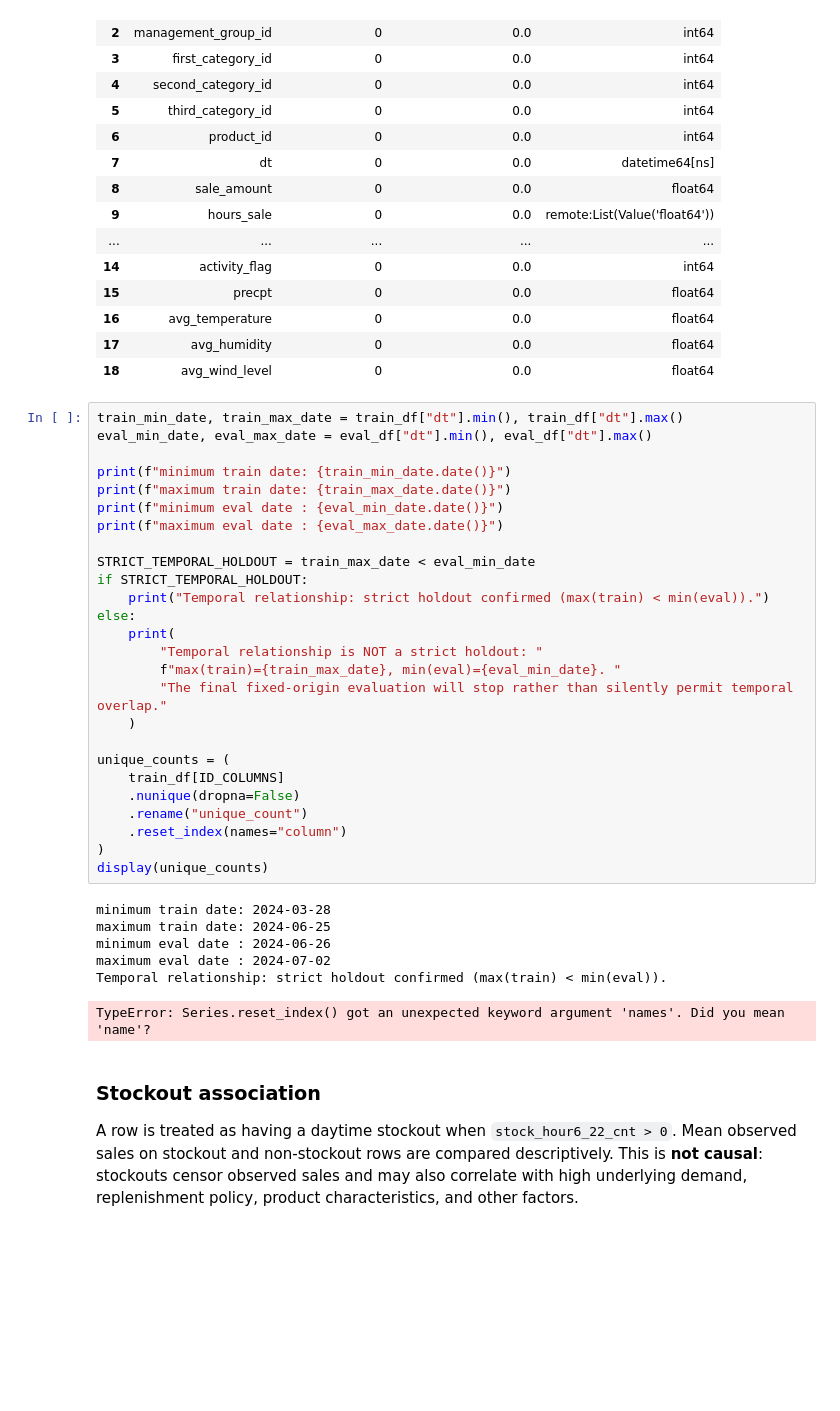
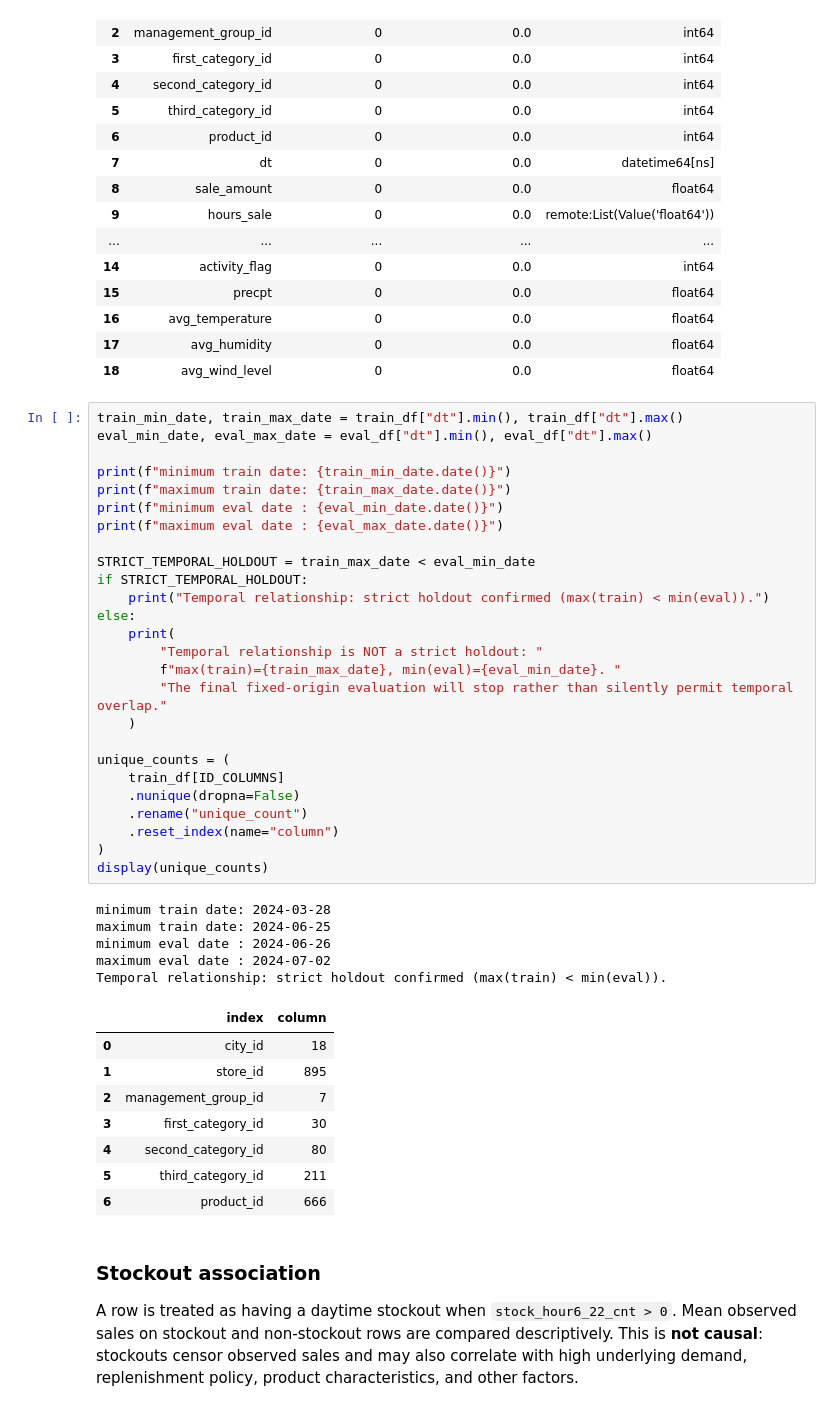
Before and after one commit to waqaszahoor2/DemandPulse, a Jupyter notebook: notebooks/executed/01_data_and_forecasting.ipynb, the cells around one changed output. Cells and saved outputs as stored; diff of their text form; blank space fills up the shorter version.

```diff
--- a/notebooks/executed/01_data_and_forecasting.ipynb
+++ b/notebooks/executed/01_data_and_forecasting.ipynb
@@ -458,35 +467,42 @@ Eval missingness
 train_min_date, train_max_date = train_df["dt"].min(), train_df["dt"].max()
 eval_min_date, eval_max_date = eval_df["dt"].min(), eval_df["dt"].max()
 
 print(f"minimum train date: {train_min_date.date()}")
 print(f"maximum train date: {train_max_date.date()}")
 print(f"minimum eval date : {eval_min_date.date()}")
 print(f"maximum eval date : {eval_max_date.date()}")
 
 STRICT_TEMPORAL_HOLDOUT = train_max_date < eval_min_date
 if STRICT_TEMPORAL_HOLDOUT:
     print("Temporal relationship: strict holdout confirmed (max(train) < min(eval)).")
 else:
     print(
         "Temporal relationship is NOT a strict holdout: "
         f"max(train)={train_max_date}, min(eval)={eval_min_date}. "
         "The final fixed-origin evaluation will stop rather than silently permit temporal overlap."
     )
 
 unique_counts = (
     train_df[ID_COLUMNS]
     .nunique(dropna=False)
     .rename("unique_count")
-    .reset_index(names="column")
+    .reset_index(name="column")
 )
 display(unique_counts)
 # %% [output]
 minimum train date: 2024-03-28
 maximum train date: 2024-06-25
 minimum eval date : 2024-06-26
 maximum eval date : 2024-07-02
 Temporal relationship: strict holdout confirmed (max(train) < min(eval)).
-TypeError: Series.reset_index() got an unexpected keyword argument 'names'. Did you mean 'name'?
+|  | index | column |
+| 0 | city_id | 18 |
+| 1 | store_id | 895 |
+| 2 | management_group_id | 7 |
+| 3 | first_category_id | 30 |
+| 4 | second_category_id | 80 |
+| 5 | third_category_id | 211 |
+| 6 | product_id | 666 |
 # %% [markdown]
 ### Stockout association
 
```
Also changed, not shown: parts of 23 cells of this notebook, 56 other files.
